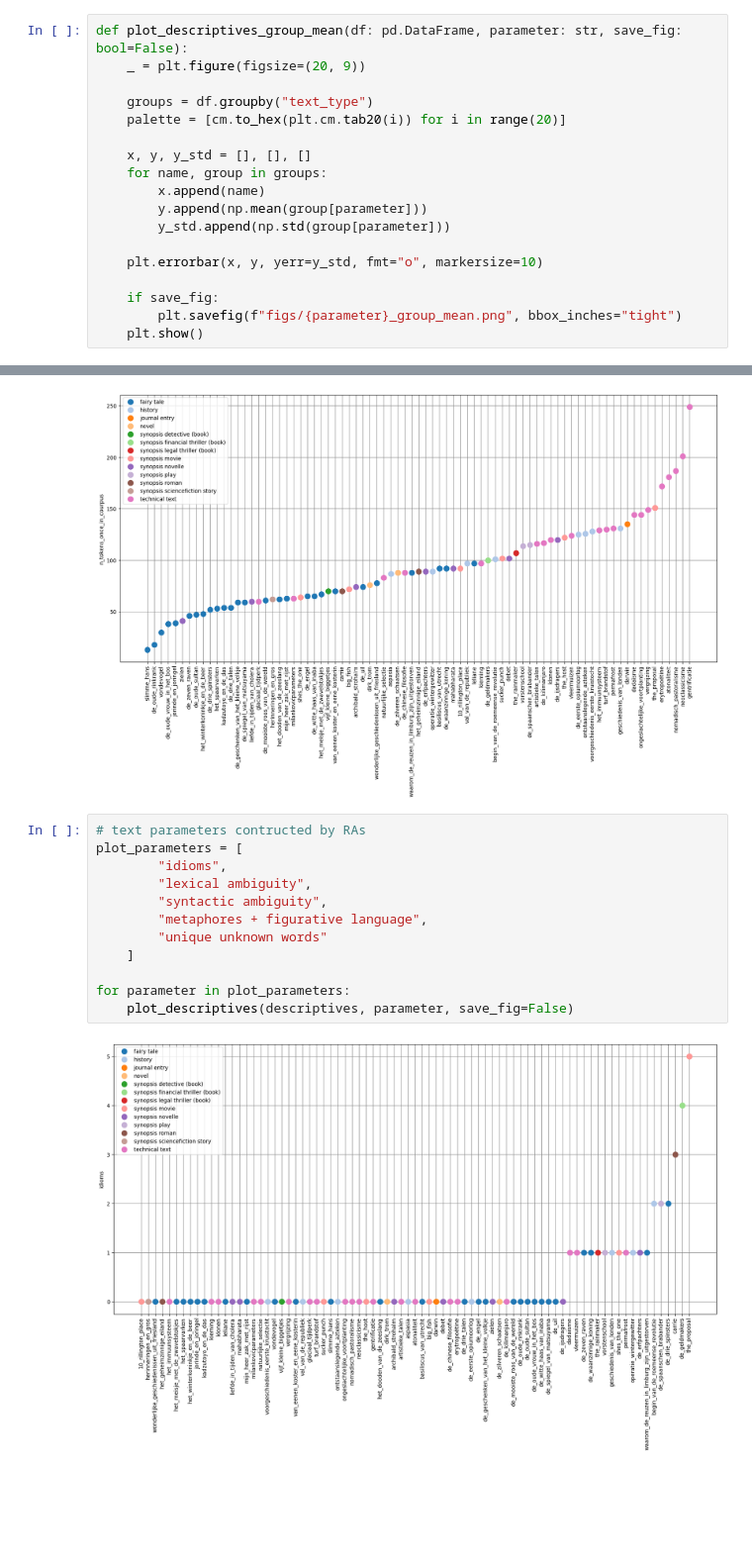
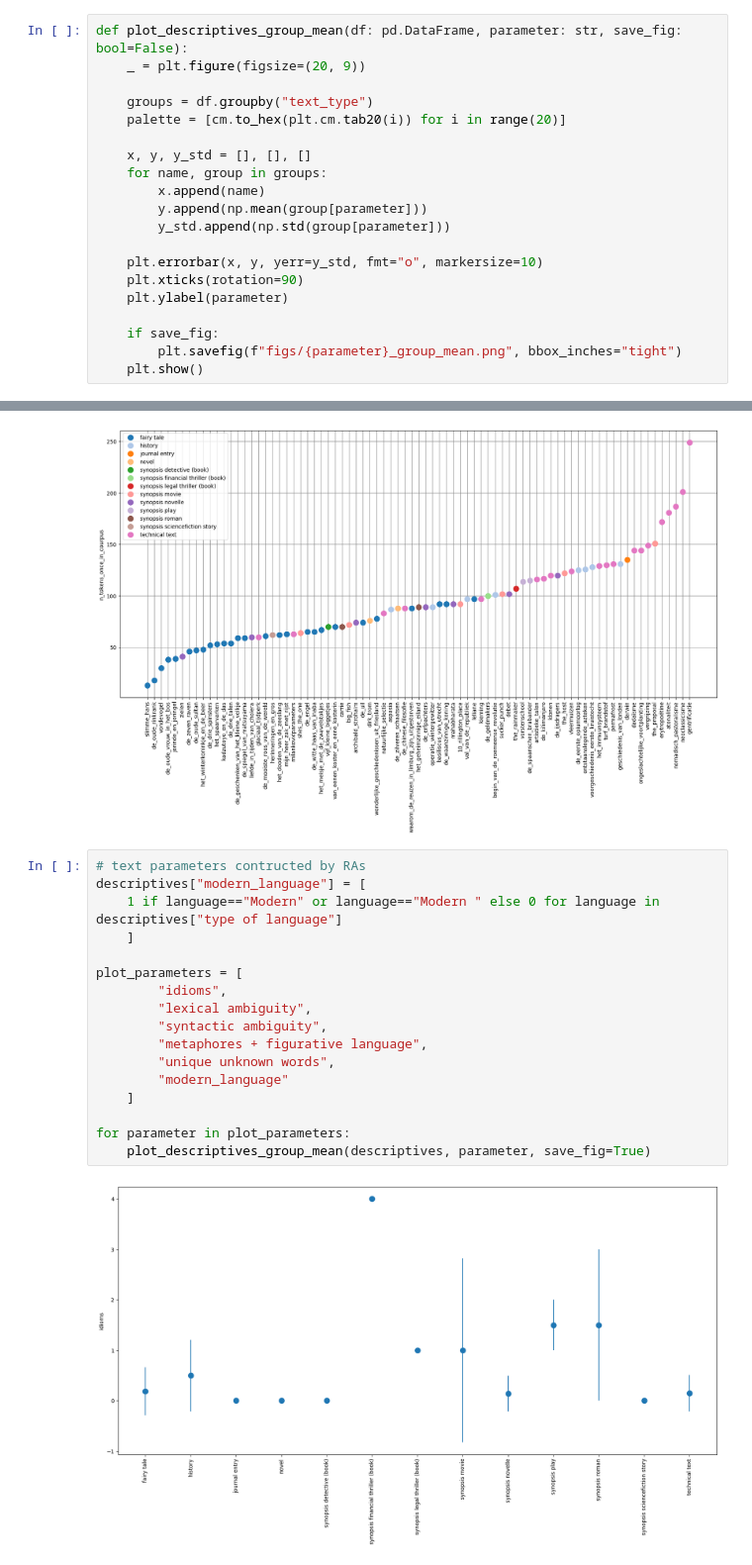
Before and after one commit to saraoe/natural-stories-dutch, a Jupyter notebook: summarize_descriptives.ipynb, the cells around one changed output, grey strips where cells are left out. Shown at 99% size. Drawn from its saved outputs; the diff is of its cells as text; blank space fills up the shorter version.

Commit message:
group mean plots

```diff
--- a/summarize_descriptives.ipynb
+++ b/summarize_descriptives.ipynb
@@ -57,6 +57,8 @@ def plot_descriptives_group_mean(df: pd.DataFrame, parameter: str, save_fig: boo
         y_std.append(np.std(group[parameter]))
 
     plt.errorbar(x, y, yerr=y_std, fmt="o", markersize=10)
+    plt.xticks(rotation=90)
+    plt.ylabel(parameter)
 
     if save_fig:
         plt.savefig(f"figs/{parameter}_group_mean.png", bbox_inches="tight")
@@ -82,15 +84,20 @@ for parameter in plot_parameters:
 [figure]
 # %%
 # text parameters contructed by RAs
+descriptives["modern_language"] = [
+    1 if language=="Modern" or language=="Modern " else 0 for language in descriptives["type of language"]
+    ]
+
 plot_parameters = [
         "idioms",
         "lexical ambiguity",
         "syntactic ambiguity",
         "metaphores + figurative language",
-        "unique unknown words"
+        "unique unknown words",
+        "modern_language"
     ]
 
 for parameter in plot_parameters:
-    plot_descriptives(descriptives, parameter, save_fig=False)
+    plot_descriptives_group_mean(descriptives, parameter, save_fig=True)
 # %% [output]
-[figure, old version]
+[figure, new version]
```
Also changed, not shown: parts of 2 cells of this notebook.
